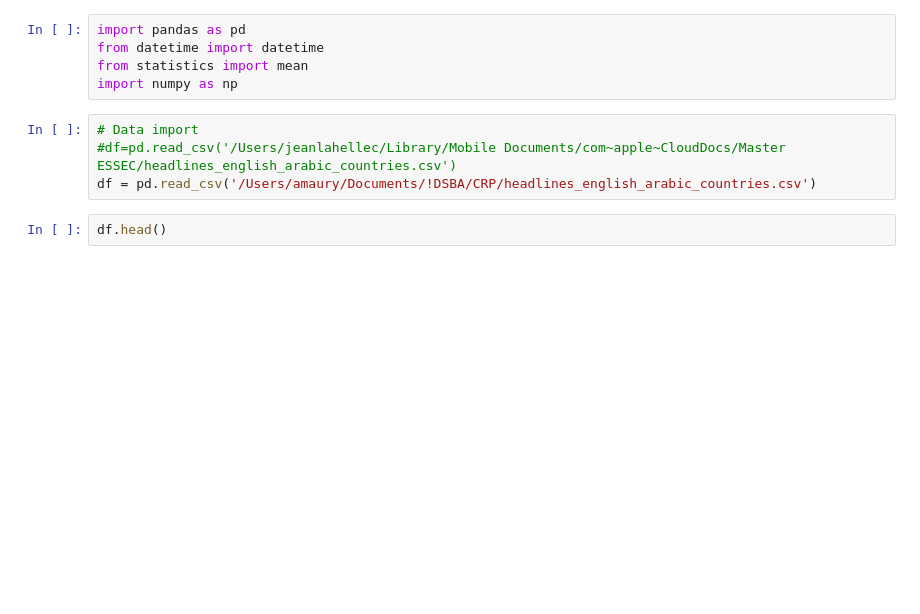
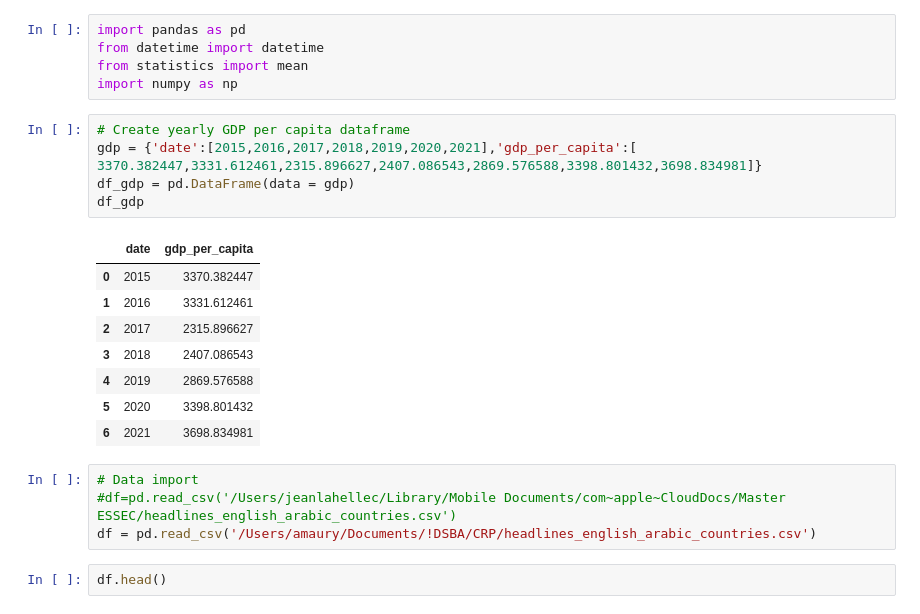
Before and after one commit to amaurycor/CRP_Egyptian_Economy, a Jupyter notebook: CRP_Egypt_Analysis.ipynb, the cells around one changed output. Saved outputs shown, nothing was run; the diff lists cells and outputs as text; blank space fills up the shorter version.

```diff
--- a/CRP_Egypt_Analysis.ipynb
+++ b/CRP_Egypt_Analysis.ipynb
@@ -3,6 +3,20 @@ import pandas as pd
 from datetime import datetime
 from statistics import mean
 import numpy as np
+# %%
+# Create yearly GDP per capita dataframe
+gdp = {'date':[2015,2016,2017,2018,2019,2020,2021],'gdp_per_capita':[	3370.382447,3331.612461,2315.896627,2407.086543,2869.576588,3398.801432,3698.834981]}
+df_gdp = pd.DataFrame(data = gdp)
+df_gdp
+# %% [output]
+|  | date | gdp_per_capita |
+| 0 | 2015 | 3370.382447 |
+| 1 | 2016 | 3331.612461 |
+| 2 | 2017 | 2315.896627 |
+| 3 | 2018 | 2407.086543 |
+| 4 | 2019 | 2869.576588 |
+| 5 | 2020 | 3398.801432 |
+| 6 | 2021 | 3698.834981 |
 # %%
 # Data import
 #df=pd.read_csv('/Users/jeanlahellec/Library/Mobile Documents/com~apple~CloudDocs/Master ESSEC/headlines_english_arabic_countries.csv')
```
Also changed, not shown: parts of 5 cells of this notebook, 2 other files.
